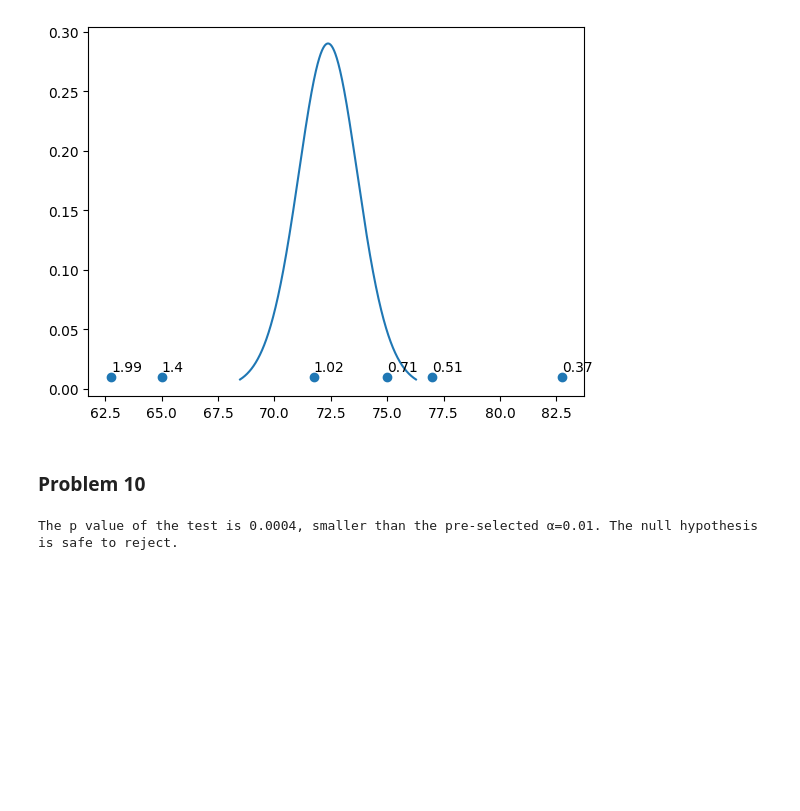
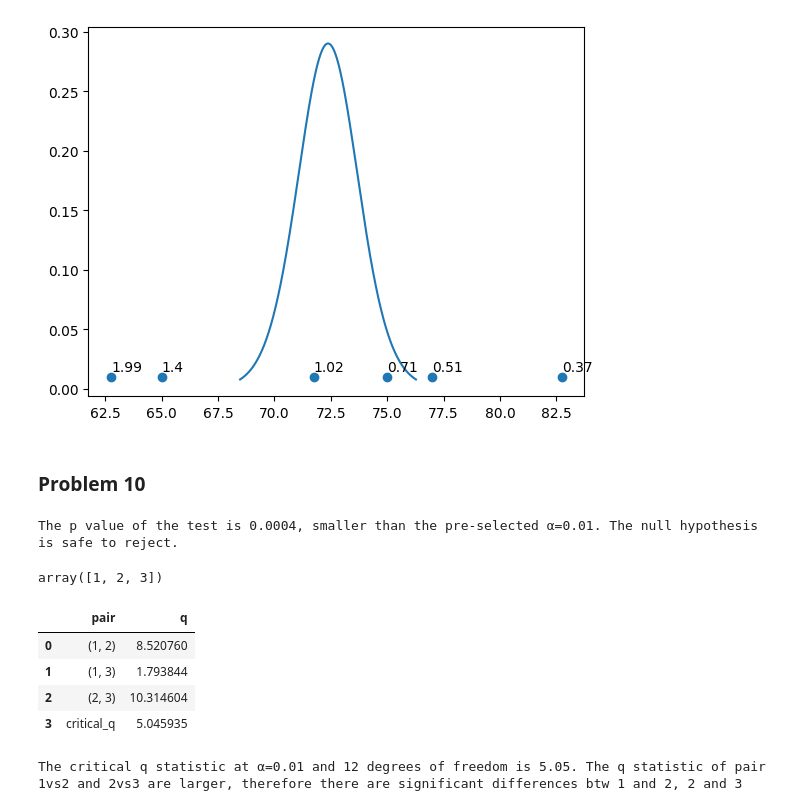
Before and after one commit to Peiguang2024/design-of-experiment, a Jupyter notebook: Montgomery/chapter3.ipynb, the cells around one changed output. Drawn from its saved outputs; the diff is of its cells as text; code cells hidden in the pictures; blank space fills up the shorter version.

```diff
--- a/Montgomery/chapter3.ipynb
+++ b/Montgomery/chapter3.ipynb
@@ -705,6 +705,56 @@ f_10a, p_10a
 print(f'The p value of the test is {p_10a.round(4)}, smaller than the pre-selected {alpha}=0.01. The null hypothesis is safe to reject.')
 # %% [output]
 The p value of the test is 0.0004, smaller than the pre-selected α=0.01. The null hypothesis is safe to reject.
+# %%
+df_10['circuit'].unique()
+# %% [output]
+array([1, 2, 3])
 # %%
 # b. Tukey's test with equal sample sizes
-def tukey(df):
+# def tukey(df, cat_col, result_col):
+#     '''
+#     The dataframe df should be in the following format. The first column is the treatment of each result in the second column.
+#     '''
+#     cat = df[cat_col].unique()
+#     # results = df.groupby(cat_col)[result_col].apply(list).values
+#     # generate treatment pairs
+#     from itertools import combinations
+#     cat_pair = []
+#     cat_pair.extend(combinations(cat,2))
+
+#     # compute the q statistic for each of the pairs
+#     df['ave'] = df[result_col].mean()
+#     df['t_ave'] = df.groupby(cat_col)[result_col].transform('mean')
+#     df['residual'] = df[result_col] - df['t_ave']
+#     SSE = (df.residual**2).sum()
+#     MSE = SSE/(df.shape[0]-len(cat))
+
+#     qs = []
+#     for pair in cat_pair:
+#         ave_0 = df[df[cat_col]==pair[0]][result_col].mean()
+#         n_0 = df[df[cat_col]==pair[0]][result_col].shape[0]
+#         ave_1 = df[df[cat_col]==pair[1]][result_col].mean()
+#         n_1 = df[df[cat_col]==pair[1]].shape[0]
+#         q = np.abs(ave_0 - ave_1) / (np.sqrt(MSE*(1/n_0)+1/n_1)/np.sqrt(2))
+#         qs.append(q)
+
+#     return pd.DataFrame({
+#         'pair': cat_pair,
+#         'q': qs
+#     })
+# %%
+from tukey import tukey
+df_q_10 = tukey(df_10, 'circuit', 'r_time', 0.01) # find the 3 q statistics for the 3 pairs
+# %%
+df_q_10
+# %% [output]
+|  | pair | q |
+| 0 | (1, 2) | 8.520760 |
+| 1 | (1, 3) | 1.793844 |
+| 2 | (2, 3) | 10.314604 |
+| 3 | critical_q | 5.045935 |
+# %%
+# alpha=0.01, find the critial q(0.01,15) from Appendix
+print(f'The critical q statistic at {alpha}=0.01 and 12 degrees of freedom is 5.05. The q statistic of pair 1vs2 and 2vs3 are larger, therefore there are significant differences btw 1 and 2, 2 and 3')
+# %% [output]
+The critical q statistic at α=0.01 and 12 degrees of freedom is 5.05. The q statistic of pair 1vs2 and 2vs3 are larger, therefore there are significant differences btw 1 and 2, 2 and 3
```
Also changed, not shown: 1 other file.
